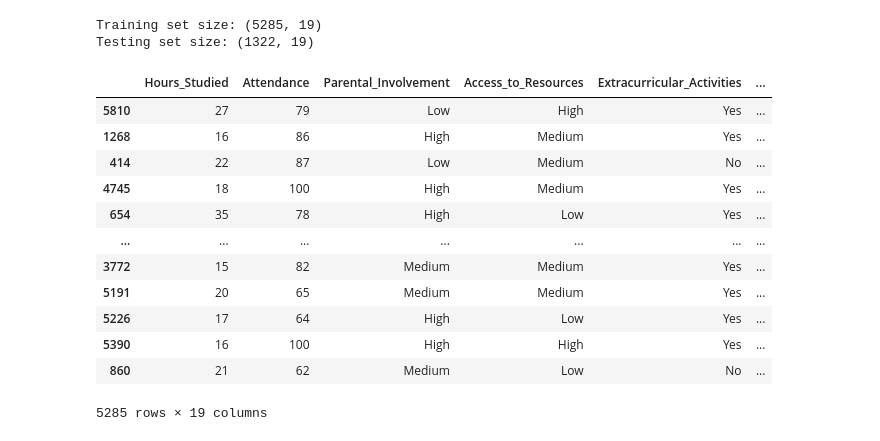
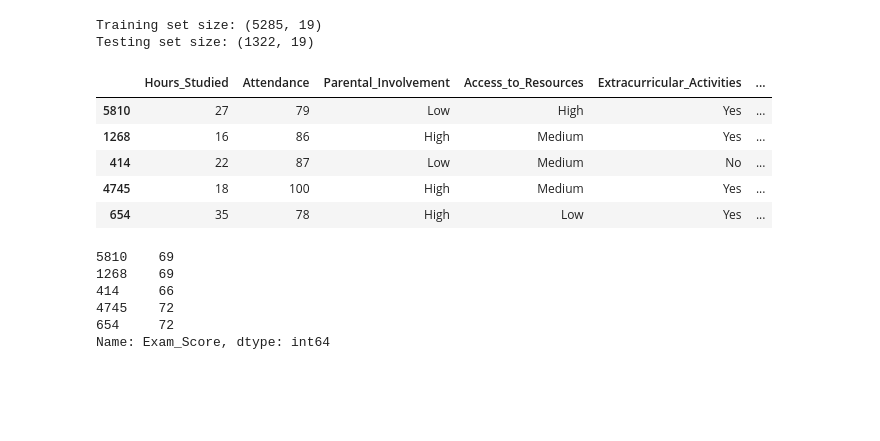
Before and after one commit to GantaLabs/StudentPerformanceFactors, a Jupyter notebook: notebook/Split_Processing.ipynb, the cells around one changed output. Drawn from its saved outputs; the diff is of its cells as text; code cells hidden in the pictures; blank space fills up the shorter version.

```diff
--- a/notebook/Split_Processing.ipynb
+++ b/notebook/Split_Processing.ipynb
@@ -53,19 +53,19 @@ print ("Testing set size:", X_test.shape)
 Training set size: (5285, 19)
 Testing set size: (1322, 19)
 # %%
-X_train
+display(X_train.head())
+display(y_train.head())
 # %% [output]
 |  | Hours_Studied | Attendance | Parental_Involvement | Access_to_Resources | Extracurricular_Activities | ... |
 | 5810 | 27 | 79 | Low | High | Yes | ... |
 | 1268 | 16 | 86 | High | Medium | Yes | ... |
 | 414 | 22 | 87 | Low | Medium | No | ... |
 | 4745 | 18 | 100 | High | Medium | Yes | ... |
 | 654 | 35 | 78 | High | Low | Yes | ... |
-| ... | ... | ... | ... | ... | ... | ... |
-| 3772 | 15 | 82 | Medium | Medium | Yes | ... |
-| 5191 | 20 | 65 | Medium | Medium | Yes | ... |
-| 5226 | 17 | 64 | High | Low | Yes | ... |
-| 5390 | 16 | 100 | High | High | Yes | ... |
-| 860 | 21 | 62 | Medium | Low | No | ... |
-5285 rows × 19 columns
+5810    69
+1268    69
+414     66
+4745    72
+654     72
+Name: Exam_Score, dtype: int64
 # %%
```
Also changed, not shown: parts of 2 cells of this notebook.
